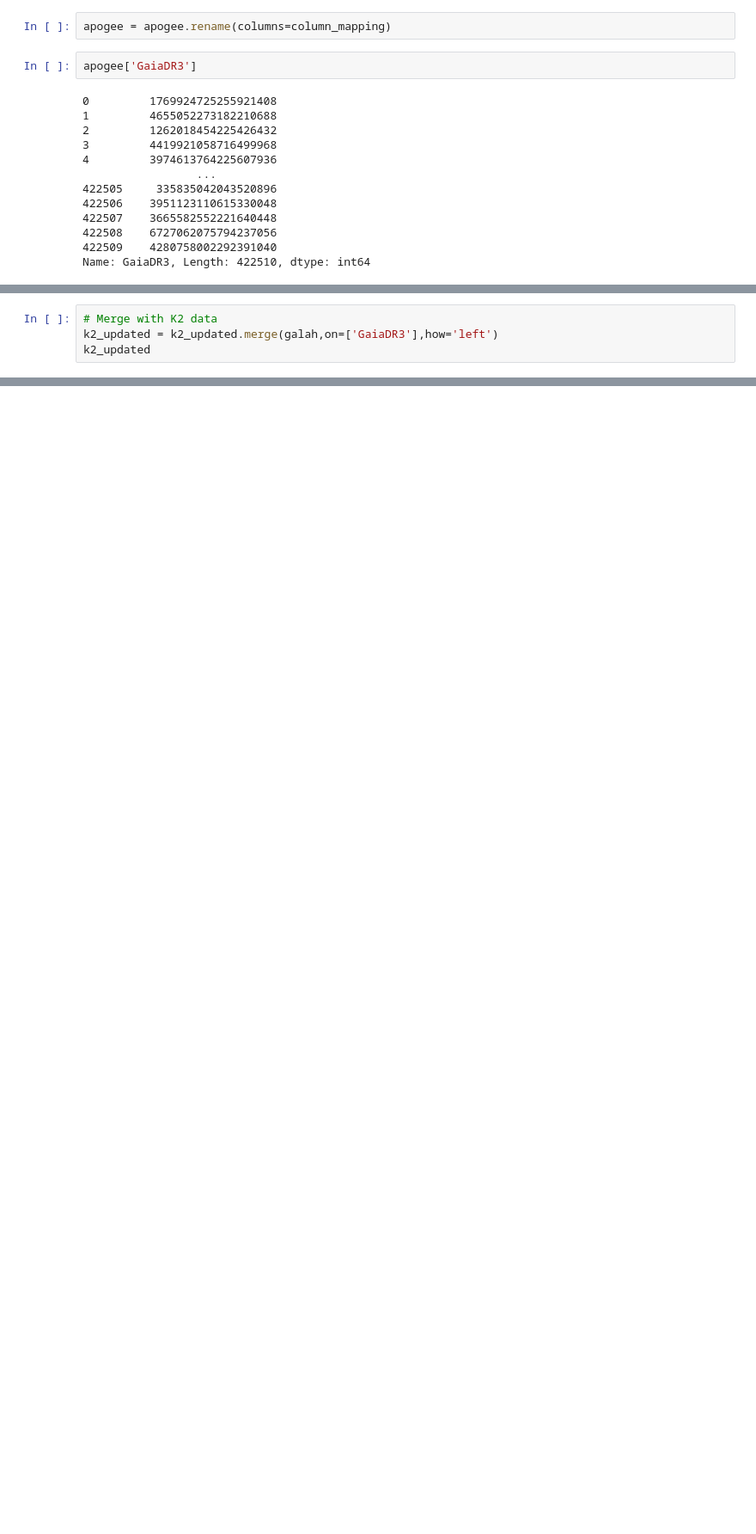
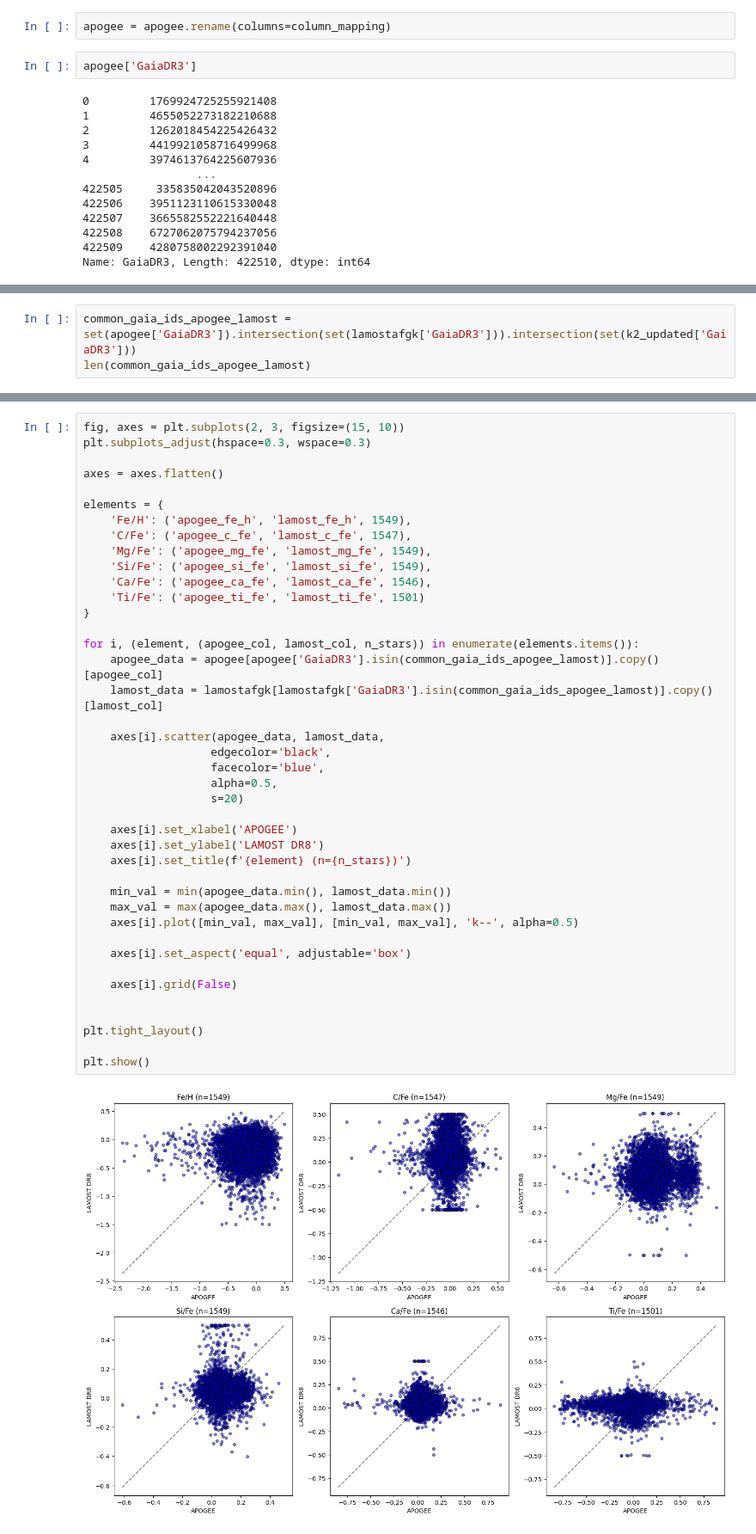
Before and after one commit to ssagynbayeva/K2-abundances, a Jupyter notebook: data-analysis.ipynb, the cells around one changed output, grey strips where cells are left out. Shown at 86% size. Cells and saved outputs as stored; diff of their text form; blank space fills up the shorter version.

```diff
--- a/data-analysis.ipynb
+++ b/data-analysis.ipynb
@@ -355,4 +386,0 @@ galah['GaiaDR3'] = galah['GaiaDR3'].astype('|S').str.decode('utf-8')
-# %%
-# Merge with K2 data
-k2_updated = k2_updated.merge(galah,on=['GaiaDR3'],how='left')
-k2_updated
@@ -440,0 +472,3 @@ lamostafgk
+# %%
+common_gaia_ids_apogee_lamost = set(apogee['GaiaDR3']).intersection(set(lamostafgk['GaiaDR3'])).intersection(set(k2_updated['GaiaDR3']))
+len(common_gaia_ids_apogee_lamost)
@@ -440,0 +557,43 @@ lamostafgk
+# %%
+fig, axes = plt.subplots(2, 3, figsize=(15, 10))
+plt.subplots_adjust(hspace=0.3, wspace=0.3)
+
+axes = axes.flatten()
+
+elements = {
+    'Fe/H': ('apogee_fe_h', 'lamost_fe_h', 1549),
+    'C/Fe': ('apogee_c_fe', 'lamost_c_fe', 1547),
+    'Mg/Fe': ('apogee_mg_fe', 'lamost_mg_fe', 1549),
+    'Si/Fe': ('apogee_si_fe', 'lamost_si_fe', 1549),
+    'Ca/Fe': ('apogee_ca_fe', 'lamost_ca_fe', 1546),
+    'Ti/Fe': ('apogee_ti_fe', 'lamost_ti_fe', 1501)
+}
+
+for i, (element, (apogee_col, lamost_col, n_stars)) in enumerate(elements.items()):
+    apogee_data = apogee[apogee['GaiaDR3'].isin(common_gaia_ids_apogee_lamost)].copy()[apogee_col]
+    lamost_data = lamostafgk[lamostafgk['GaiaDR3'].isin(common_gaia_ids_apogee_lamost)].copy()[lamost_col]
+
+    axes[i].scatter(apogee_data, lamost_data,
+                   edgecolor='black',
+                   facecolor='blue',
+                   alpha=0.5,
+                   s=20)
+
+    axes[i].set_xlabel('APOGEE')
+    axes[i].set_ylabel('LAMOST DR8')
+    axes[i].set_title(f'{element} (n={n_stars})')
+
+    min_val = min(apogee_data.min(), lamost_data.min())
+    max_val = max(apogee_data.max(), lamost_data.max())
+    axes[i].plot([min_val, max_val], [min_val, max_val], 'k--', alpha=0.5)
+
+    axes[i].set_aspect('equal', adjustable='box')
+
+    axes[i].grid(False)
+
+
+plt.tight_layout()
+
+plt.show()
+# %% [output]
+[figure, added]
```
Also changed, not shown: parts of 66 cells of this notebook.
